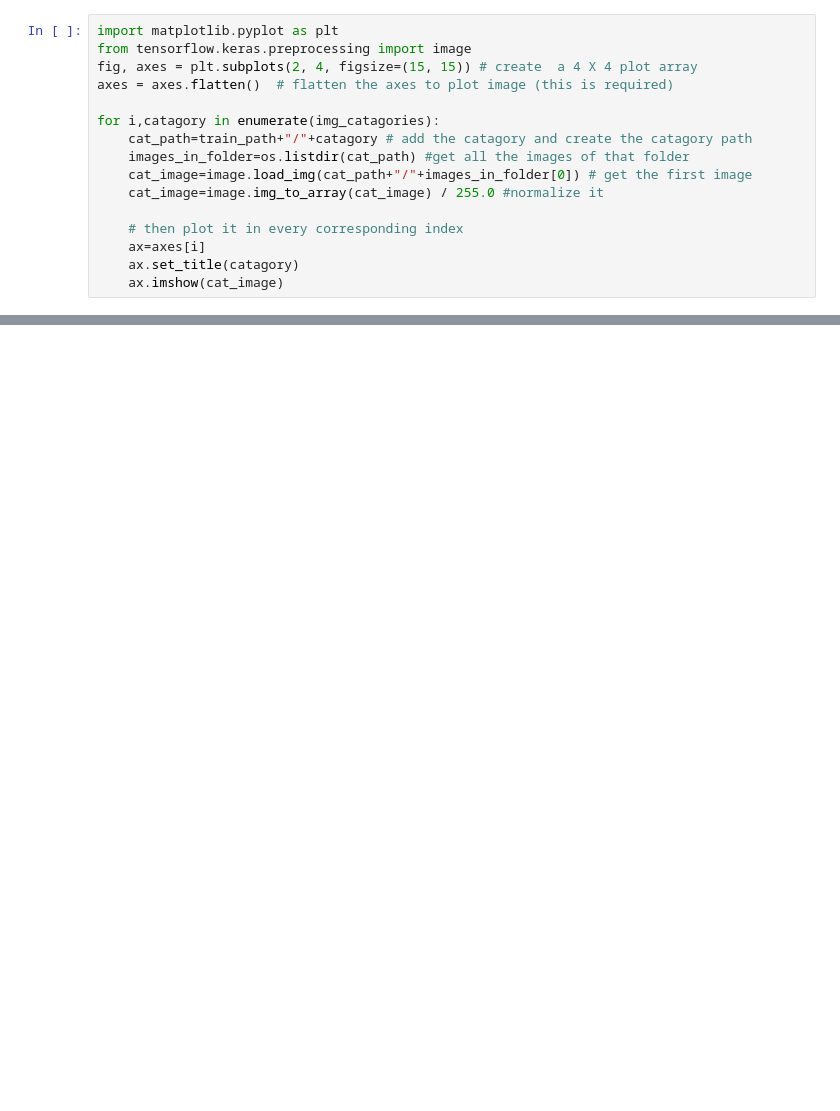
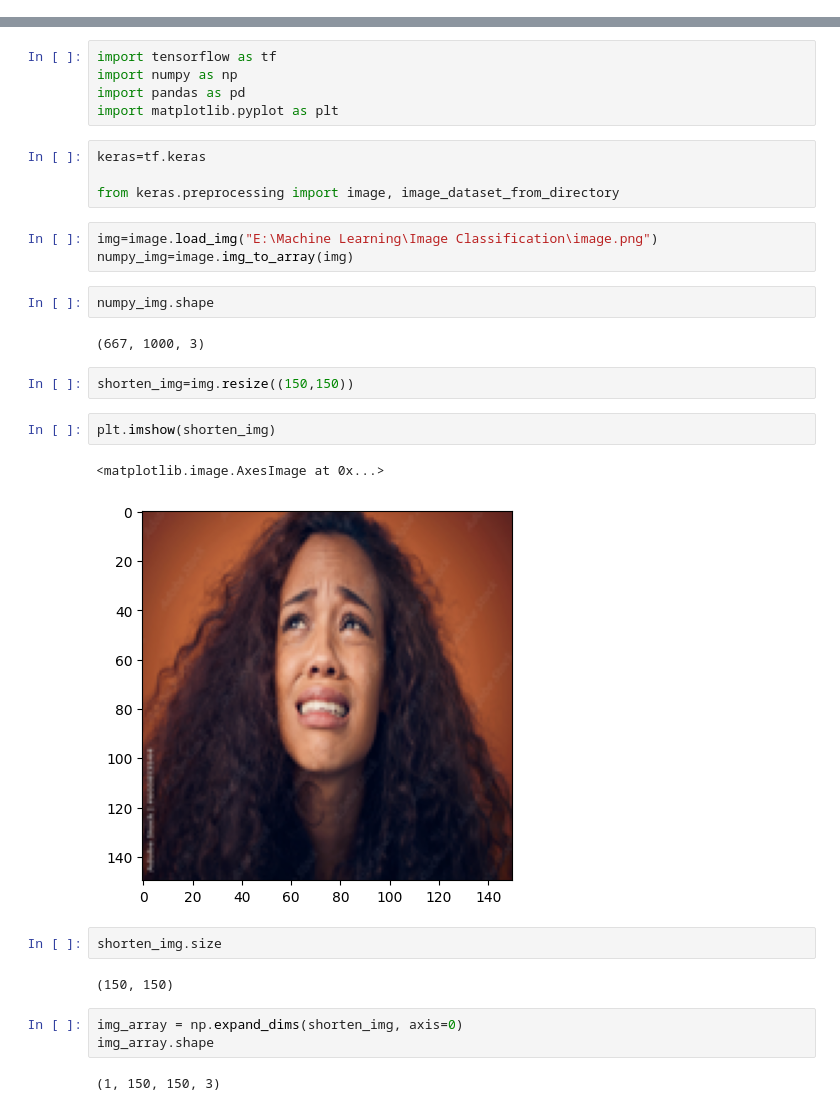
Before and after one commit to isfar12/Machine-Learning, a Jupyter notebook: Image Classification/Facial Expression Detection Project/models/self_try.ipynb, the cells around one changed output, grey strips where cells are left out. Saved outputs shown, nothing was run; the diff lists cells and outputs as text; blank space fills up the shorter version.

```diff
--- a/Image Classification/Facial Expression Detection Project/models/self_try.ipynb
+++ b/Image Classification/Facial Expression Detection Project/models/self_try.ipynb
@@ -30,16 +0,0 @@ validate_path="E:\Vegetable Images\\validation"
-# %%
-import matplotlib.pyplot as plt
-from tensorflow.keras.preprocessing import image
-fig, axes = plt.subplots(2, 4, figsize=(15, 15)) # create  a 4 X 4 plot array
-axes = axes.flatten()  # flatten the axes to plot image (this is required)
-
-for i,catagory in enumerate(img_catagories):
-    cat_path=train_path+"/"+catagory # add the catagory and create the catagory path
-    images_in_folder=os.listdir(cat_path) #get all the images of that folder
-    cat_image=image.load_img(cat_path+"/"+images_in_folder[0]) # get the first image
-    cat_image=image.img_to_array(cat_image) / 255.0 #normalize it
-
-    # then plot it in every corresponding index
-    ax=axes[i]
-    ax.set_title(catagory)
-    ax.imshow(cat_image)
@@ -124,0 +1,32 @@ Model: "sequential_4"
+# %%
+import tensorflow as tf
+import numpy as np
+import pandas as pd
+import matplotlib.pyplot as plt
+# %%
+keras=tf.keras
+
+from keras.preprocessing import image, image_dataset_from_directory
+# %%
+img=image.load_img("E:\Machine Learning\Image Classification\image.png")
+numpy_img=image.img_to_array(img)
+# %%
+numpy_img.shape
+# %% [output]
+(667, 1000, 3)
+# %%
+shorten_img=img.resize((150,150))
+# %%
+plt.imshow(shorten_img)
+# %% [output]
+<matplotlib.image.AxesImage at 0x...>
+[figure, added]
+# %%
+shorten_img.size
+# %% [output]
+(150, 150)
+# %%
+img_array = np.expand_dims(shorten_img, axis=0)
+img_array.shape
+# %% [output]
+(1, 150, 150, 3)
```
Also changed, not shown: parts of 14 cells of this notebook, 4 other files.
